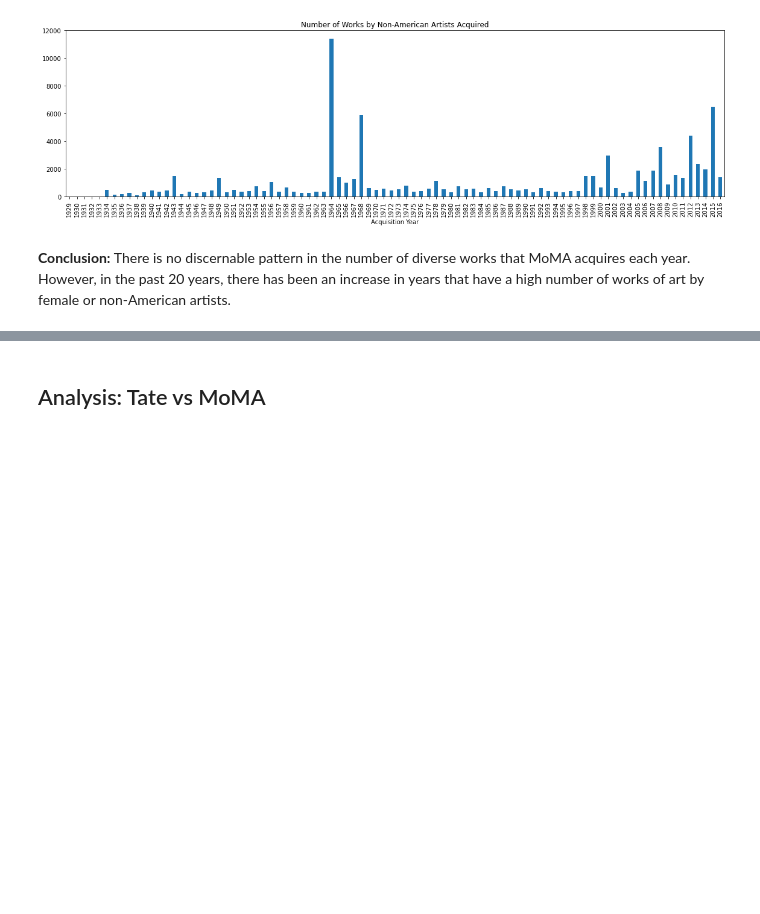
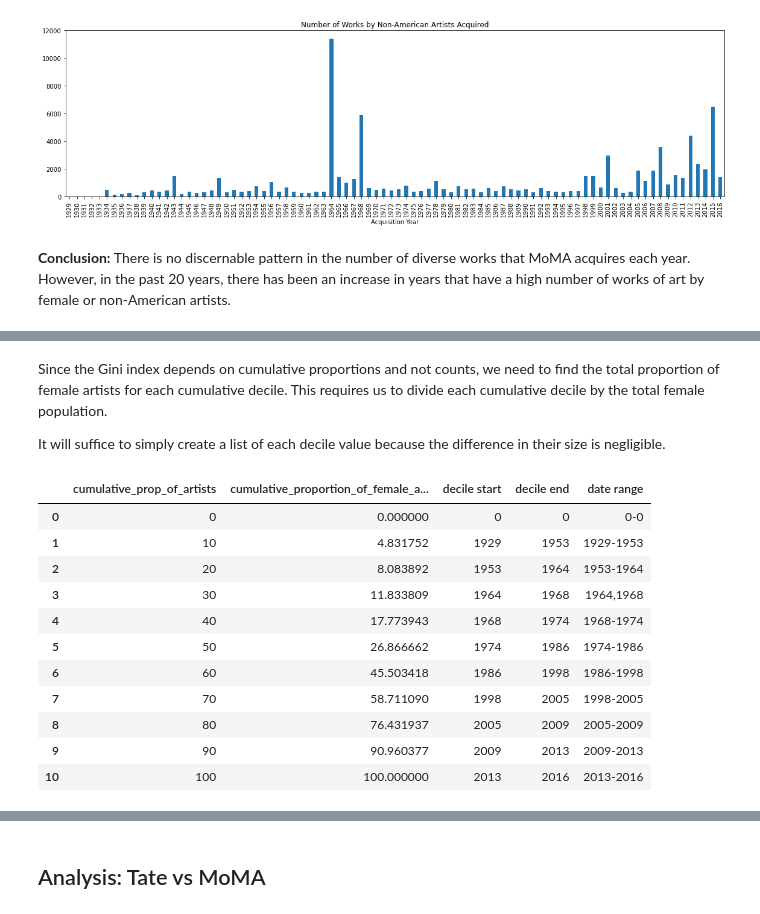
Before and after one commit to emily-oconnell/diversity-in-art-museums, a Jupyter notebook: worknotebook.ipynb, the cells around one changed output, grey strips where cells are left out. Cells and saved outputs as stored; diff of their text form; code cells hidden in the pictures; blank space fills up the shorter version.

```diff
--- a/worknotebook.ipynb
+++ b/worknotebook.ipynb
@@ -404 +422,5 @@ We need the cumulative proportion of female artists, so we need to divide the co
+# %% [markdown]
+Since the Gini index depends on cumulative proportions and not counts, we need to find the total proportion of female artists for each cumulative decile. This requires us to divide each cumulative decile by the total female population.
+
+It will suffice to simply create a list of each decile value because the difference in their size is negligible.
 # %%
@@ -419,0 +436,34 @@ lorenz_curve
+# %%
+# add the start and end years of each decile to the DataFrame
+for i in range(0,10):
+    decile_df[decile_df["decile"] == i]["dec start year"]
+    decile_df[decile_df["decile"] == i]["dec end year"]
+
+
+# create an array of the each unique start and end year to the respective list, including 0 for 0% of the population
+start_years = list(decile_df["dec start year"].unique())
+start_years.insert(0,0)
+
+end_years = list(decile_df["dec end year"].unique())
+end_years.insert(0,0)
+start_years
+# %%
+# add this to a new DataFrame
+lorenz_year = lorenz_curve.copy()
+lorenz_year["decile start"] = start_years
+lorenz_year["decile end"] = end_years
+lorenz_year["date range"] = ["0-0", "1929-1953", "1953-1964", "1964,1968", "1968-1974", "1974-1986","1986-1998", "1998-2005", "2005-2009", "2009-2013", "2013-2016"]
+lorenz_year
+# %% [output]
+|  | cumulative_prop_of_artists | cumulative_proportion_of_female_a... | decile start | decile end | date range |
+| 0 | 0 | 0.000000 | 0 | 0 | 0-0 |
+| 1 | 10 | 4.831752 | 1929 | 1953 | 1929-1953 |
+| 2 | 20 | 8.083892 | 1953 | 1964 | 1953-1964 |
+| 3 | 30 | 11.833809 | 1964 | 1968 | 1964,1968 |
+| 4 | 40 | 17.773943 | 1968 | 1974 | 1968-1974 |
+| 5 | 50 | 26.866662 | 1974 | 1986 | 1974-1986 |
+| 6 | 60 | 45.503418 | 1986 | 1998 | 1986-1998 |
+| 7 | 70 | 58.711090 | 1998 | 2005 | 1998-2005 |
+| 8 | 80 | 76.431937 | 2005 | 2009 | 2005-2009 |
+| 9 | 90 | 90.960377 | 2009 | 2013 | 2009-2013 |
+| 10 | 100 | 100.000000 | 2013 | 2016 | 2013-2016 |
```
Also changed, not shown: parts of 31 cells of this notebook.
